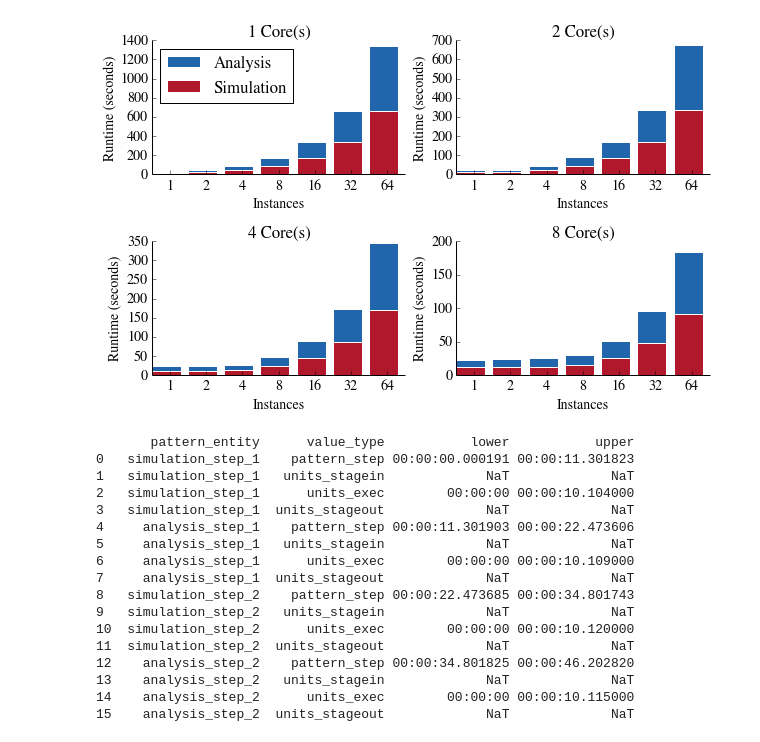
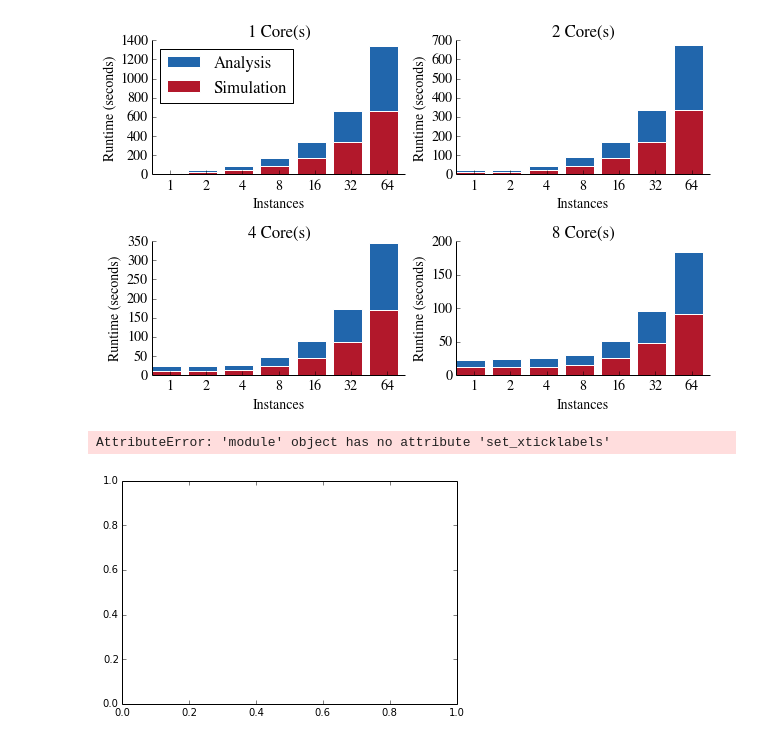
Before and after one commit to radical-cybertools/radical.entk, a Jupyter notebook: benchmark/sim_ana_viz.ipynb, the cells around one changed output. Cells and saved outputs as stored; diff of their text form; code cells hidden in the pictures.

```diff
--- a/benchmark/sim_ana_viz.ipynb
+++ b/benchmark/sim_ana_viz.ipynb
@@ -174,7 +171,7 @@ profile = [   {   'name': 'simulation_step_1',
                                        'rel': datetime.timedelta(0, 46, 202820)},
                        'start_time': {   'abs': datetime.datetime(2015, 3, 6, 18, 33, 45, 976509),
                                          'rel': datetime.timedelta(0, 34, 801825)},
-                       : {   'abs': datetime.datetime(2015, 3, 6, 17, 33, 46, 938000),
+                       'units_exec_first_started': {   'abs': datetime.datetime(2015, 3, 6, 17, 33, 46, 938000),
                                                        'rel': datetime.timedelta(0)},
                        'units_exec_last_finished': {   'abs': datetime.datetime(2015, 3, 6, 17, 33, 57, 53000),
                                                        'rel': datetime.timedelta(0, 10, 115000)},
@@ -187,6 +184,12 @@ profile = [   {   'name': 'simulation_step_1',
                        'units_stageout_last_finished': {   'abs': None,
                                                            'rel': None}}}]
 # %%
+def _timedelta_to_seconds(timedelta):
+    if timedelta is not None:
+        return timedelta.total_seconds()
+    else:
+        return None
+
 def dataframes_from_profile_dict(profile):
     cols = ['pattern_entity', 'value_type', 'lower', 'upper']
     df = pd.DataFrame(columns=cols)
@@ -195,42 +198,24 @@ def dataframes_from_profile_dict(profile):
     for entity in profile:
         start = entity['timings']['start_time']['rel']
         stop = entity['timings']['end_time']['rel']
-        df2 = pd.DataFrame([[entity['name'], 'pattern_step', start, stop]],columns=cols)
+        df2 = pd.DataFrame([[entity['name'], 'pattern_step', _timedelta_to_seconds(start), _timedelta_to_seconds(stop)]],columns=cols)
         df = df.append(df2, ignore_index=True )
 
         start = entity['timings']['units_stagein_first_started']['rel']
         stop = entity['timings']['units_stagein_last_finished']['rel']
-        df2 = pd.DataFrame([[entity['name'], 'units_stagein', start, stop]],columns=cols)
+        df2 = pd.DataFrame([[entity['name'], 'units_stagein', _timedelta_to_seconds(start), _timedelta_to_seconds(stop)]],columns=cols)
         df = df.append(df2, ignore_index=True )
 
         start = entity['timings']['units_exec_first_started']['rel']
         stop = entity['timings']['units_exec_last_finished']['rel']
-        df2 = pd.DataFrame([[entity['name'], 'units_exec', start, stop]],columns=cols)
+        df2 = pd.DataFrame([[entity['name'], 'units_exec', _timedelta_to_seconds(start), _timedelta_to_seconds(stop)]],columns=cols)
         df = df.append(df2, ignore_index=True )
 
         start = entity['timings']['units_stageout_first_started']['rel']
         stop = entity['timings']['units_stageout_last_finished']['rel']
-        df2 = pd.DataFrame([[entity['name'], 'units_stageout', start, stop]],columns=cols)
+        df2 = pd.DataFrame([[entity['name'], 'units_stageout', _timedelta_to_seconds(start), _timedelta_to_seconds(stop)]],columns=cols)
         df = df.append(df2, ignore_index=True )
 
     return df
 
-print dataframes_from_profile_dict(profile)
+data = dataframes_from_profile_dict(profile)
-# %% [output]
-       pattern_entity      value_type           lower           upper
-0   simulation_step_1    pattern_step 00:00:00.000191 00:00:11.301823
-1   simulation_step_1   units_stagein             NaT             NaT
-2   simulation_step_1      units_exec        00:00:00 00:00:10.104000
-3   simulation_step_1  units_stageout             NaT             NaT
-4     analysis_step_1    pattern_step 00:00:11.301903 00:00:22.473606
-5     analysis_step_1   units_stagein             NaT             NaT
-6     analysis_step_1      units_exec        00:00:00 00:00:10.109000
-7     analysis_step_1  units_stageout             NaT             NaT
-8   simulation_step_2    pattern_step 00:00:22.473685 00:00:34.801743
-9   simulation_step_2   units_stagein             NaT             NaT
-10  simulation_step_2      units_exec        00:00:00 00:00:10.120000
-11  simulation_step_2  units_stageout             NaT             NaT
-12    analysis_step_2    pattern_step 00:00:34.801825 00:00:46.202820
-13    analysis_step_2   units_stagein             NaT             NaT
-14    analysis_step_2      units_exec        00:00:00 00:00:10.115000
-15    analysis_step_2  units_stageout             NaT             NaT
@@ -236,0 +261,43 @@ print dataframes_from_profile_dict(profile)
+# %%
+colors = ['#FFCC00', '#009900', '#003366', '#990033']
+
+plt.subplot(111)
+plt.subplots_adjust(hspace=0.5)
+
+# The pattern entities in the dataset
+pattern_entities = pd.unique(data.pattern_entity.ravel())
+
+offset = 0
+
+for pattern_entity in pattern_entities:
+    dslice = data[data.pattern_entity == pattern_entity]
+    dslice.reset_index(inplace=True)
+    # The value types within the entity
+    value_types = pd.unique(dslice.value_type.ravel())
+
+
+
+    for value_type in value_types:
+
+        x = dslice.loc[(dslice["value_type"] == value_type)]
+        plt.bar(x.index+(offset*len(value_types)), x.upper, color=colors[x.index[0]], label=x.value_type)
+
+    offset += 1
+
+
+
+#
+
+# plt.subplot(111)
+# plt.subplots_adjust(hspace=0.5)
+# plt.bar(1, dslice.upper, color=blue, label=dslice.value_type)
+# plt.bar(2, dslice.upper, color=red, label=dslice.value_type)
+
+
+# #plt.bar(dslice.index, dslice.sim_1_finished, color=red, label='Simulation')
+# #plt.xticks([0.5, 1.5, 2.5, 3.5, 4.5, 5.5, 6.5], dslice.instances, rotation='horizontal')
+# plt.ylabel("Runtime (seconds)")
+# plt.xlabel("Instances")
+# %% [output]
+AttributeError: 'module' object has no attribute 'set_xticklabels'
+[figure, added]
```
Also changed, not shown: parts of 2 cells of this notebook, 1 other file.
